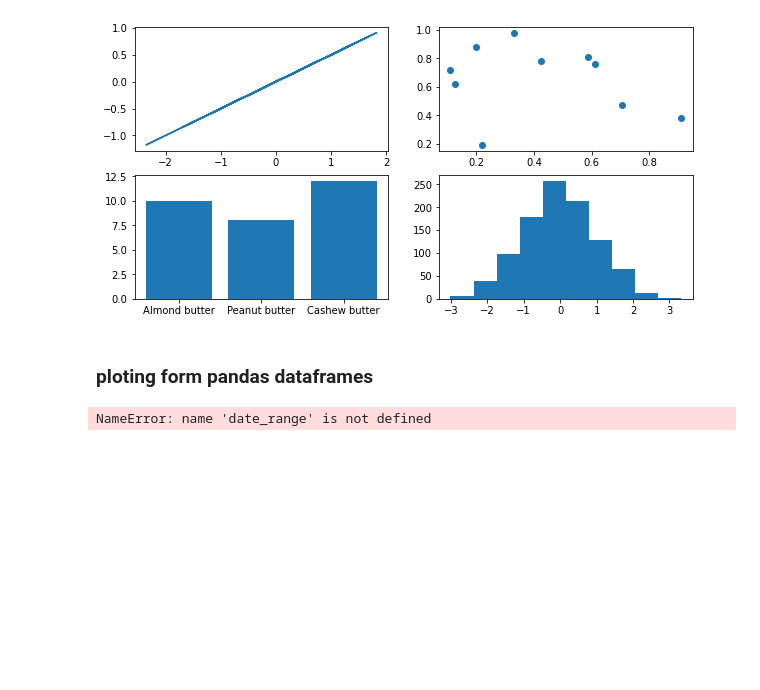
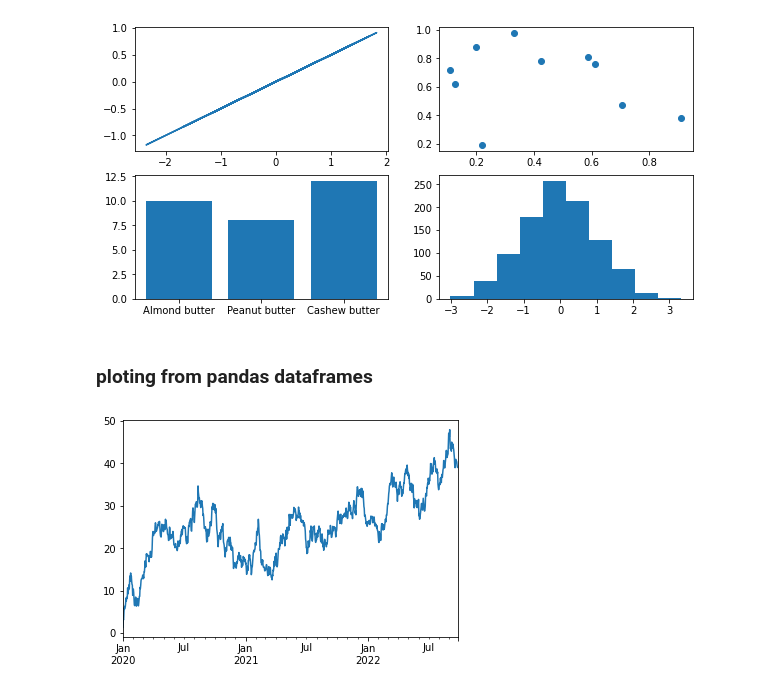
Before and after one commit to vishnuk7/MachineLearning, a Jupyter notebook: matplotlib/introduction-matplotlib.ipynb, the cells around one changed output. Drawn from its saved outputs; the diff is of its cells as text; code cells hidden in the pictures; blank space fills up the shorter version.

Commit message:
panda csv to plot

```diff
--- a/matplotlib/introduction-matplotlib.ipynb
+++ b/matplotlib/introduction-matplotlib.ipynb
@@ -173,7 +173,7 @@ ax[1,1].hist(np.random.randn(1000));
 # %% [output]
 [figure]
 # %% [markdown]
-### ploting form pandas dataframes
+### ploting from pandas dataframes
 # %%
 import pandas as pd
 # %%
@@ -181,12 +181,8 @@ car_saless = pd.read_csv('car-sales.csv')
 # %%
-In [2]: ts = Series(randn(1000), index=date_range('1/1/2000', periods=1000))
-
-In [3]: ts = ts.cumsum()
-
-In [4]: ts.plot()
+ts = pd.Series(np.random.randn(1000),
+               index=pd.date_range('1/1/2020',
+               periods=1000))
+ts = ts.cumsum()
+ts.plot();
+# %% [output]
+[figure, added]
-# %%
-ts = pd.Series(np.random.randn(1000), index=np.('1/1/2020'), periods=1000)
-ts = ts.cumsum()
-ts.plot()
-# %% [output]
-NameError: name 'date_range' is not defined
```
Also changed, not shown: parts of 7 cells of this notebook.
